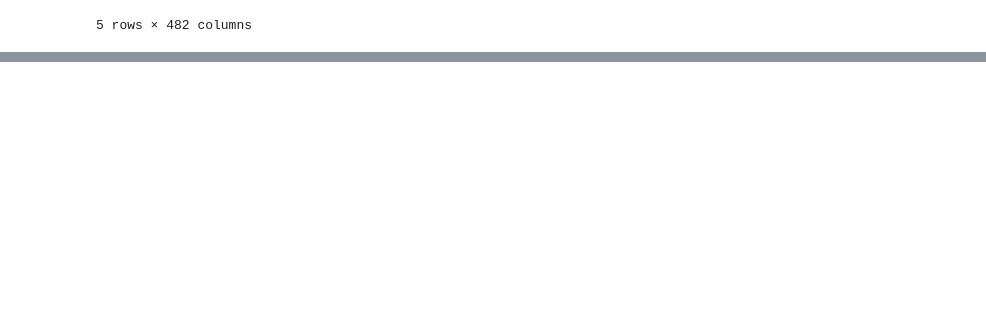
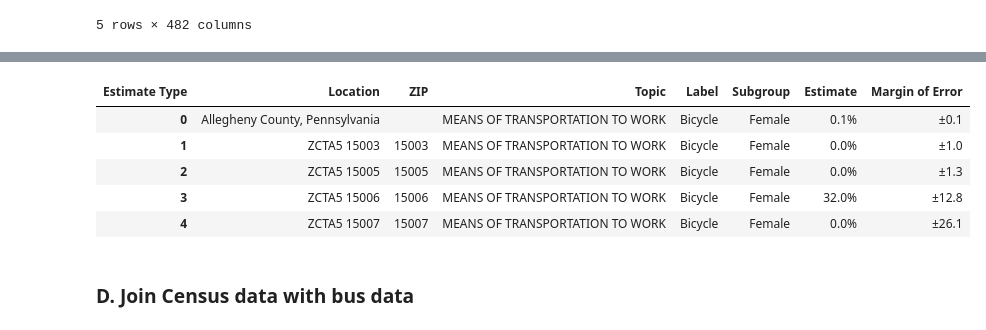
Before and after one commit to KateMunkacsy/90803ML-FinalProject, a Jupyter notebook: 6_additional_analyses.ipynb, the cells around one changed output, grey strips where cells are left out. Cells and saved outputs as stored; diff of their text form; code cells hidden in the pictures; blank space fills up the shorter version.

Commit message:
feat: finish prepping ACS data for analysis

```diff
--- a/6_additional_analyses.ipynb
+++ b/6_additional_analyses.ipynb
@@ -87,0 +151,7 @@ commute_df.head()
+# %%
+## Keep the first topic-label instance
+## This is the highest level of information, which suits our needs
+commute_df.drop_duplicates(inplace = True)
+commute_df = commute_df.groupby(["Topic", "Label"]).first()
+commute_df = commute_df.reset_index()
+commute_df.head()
@@ -87,0 +166,4 @@ commute_df.head()
+# %%
+commute_melt_df = commute_df.melt(id_vars = ['Topic', 'Label'], var_name = 'Location')
+commute_melt_df[['Location', 'Subgroup', 'Estimate Type']] = commute_melt_df['Location'].str.split('_', expand=True)
+commute_melt_df.head()
@@ -87,0 +177,3 @@ commute_df.head()
+# %%
+final_commute = commute_melt_df.pivot(index=['Topic', 'Label', 'Subgroup', 'Location'], columns = "Estimate Type", values = "value").reset_index()
+final_commute.head()
@@ -87,0 +187,3 @@ commute_df.head()
+# %%
+final_commute['ZIP'] = np.where(final_commute['Location'].str.startswith('ZCTA5'), final_commute['Location'].str[-5:], '')
+final_commute[final_commute['ZIP'] == ''].count()
@@ -87,0 +200,12 @@ commute_df.head()
+# %%
+final_commute = final_commute[['Location', 'ZIP', 'Topic', 'Label', 'Subgroup', 'Estimate', 'Margin of Error']].copy()
+final_commute.head()
+# %% [output]
+| Estimate Type | Location | ZIP | Topic | Label | Subgroup | Estimate | Margin of Error |
+| 0 | Allegheny County, Pennsylvania |  | MEANS OF TRANSPORTATION TO WORK | Bicycle | Female | 0.1% | ±0.1 |
+| 1 | ZCTA5 15003 | 15003 | MEANS OF TRANSPORTATION TO WORK | Bicycle | Female | 0.0% | ±1.0 |
+| 2 | ZCTA5 15005 | 15005 | MEANS OF TRANSPORTATION TO WORK | Bicycle | Female | 0.0% | ±1.3 |
+| 3 | ZCTA5 15006 | 15006 | MEANS OF TRANSPORTATION TO WORK | Bicycle | Female | 32.0% | ±12.8 |
+| 4 | ZCTA5 15007 | 15007 | MEANS OF TRANSPORTATION TO WORK | Bicycle | Female | 0.0% | ±26.1 |
+# %% [markdown]
+### D. Join Census data with bus data
```
Also changed, not shown: parts of 24 cells of this notebook.
